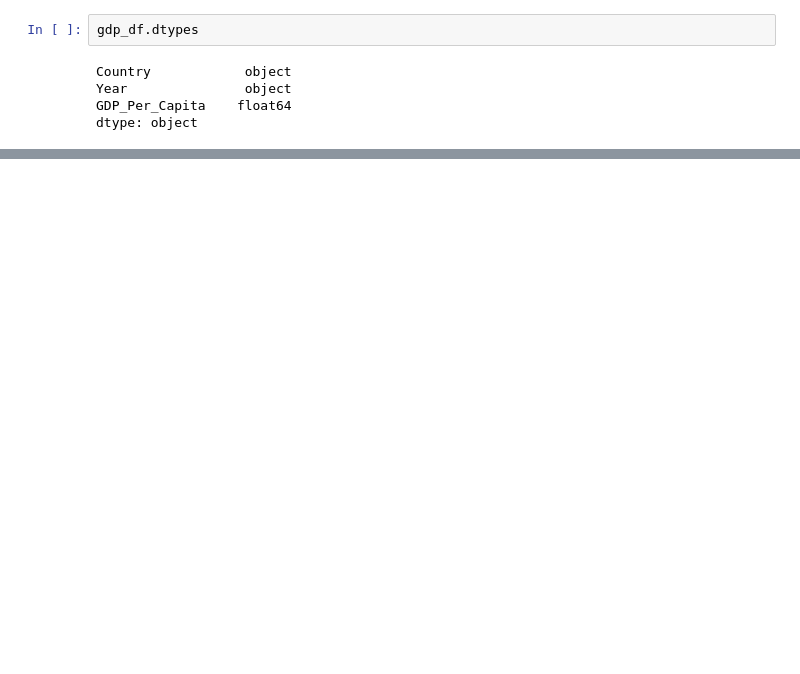
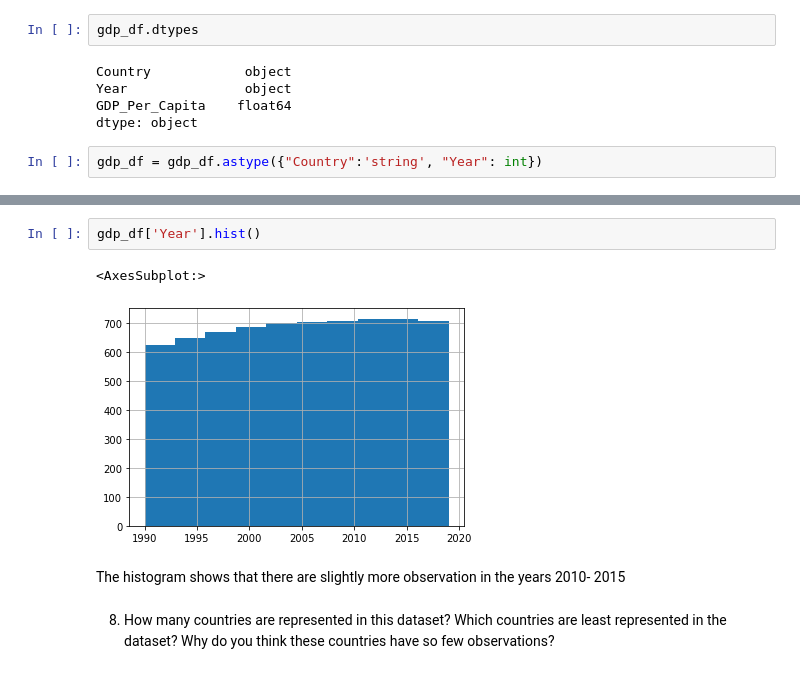
Before and after one commit to nss-data-science-cohort-6/un_data_question-essetetsahai, a Jupyter notebook: notebooks/UN_Data_Exploration.ipynb, the cells around one changed output, grey strips where cells are left out. Cells and saved outputs as stored; diff of their text form; blank space fills up the shorter version.

```diff
--- a/notebooks/UN_Data_Exploration.ipynb
+++ b/notebooks/UN_Data_Exploration.ipynb
@@ -86,3 +90,5 @@ Country            object
 Year               object
 GDP_Per_Capita    float64
 dtype: object
+# %%
+gdp_df = gdp_df.astype({"Country":'string', "Year": int})
@@ -88,0 +116,9 @@ dtype: object
+# %%
+gdp_df['Year'].hist()
+# %% [output]
+<AxesSubplot:>
+[figure, added]
+# %% [markdown]
+The histogram shows that there are slightly more observation in the years 2010- 2015
+# %% [markdown]
+8. How many countries are represented in this dataset? Which countries are least represented in the dataset? Why do you think these countries have so few observations?
```
Also changed, not shown: parts of 26 cells of this notebook.
